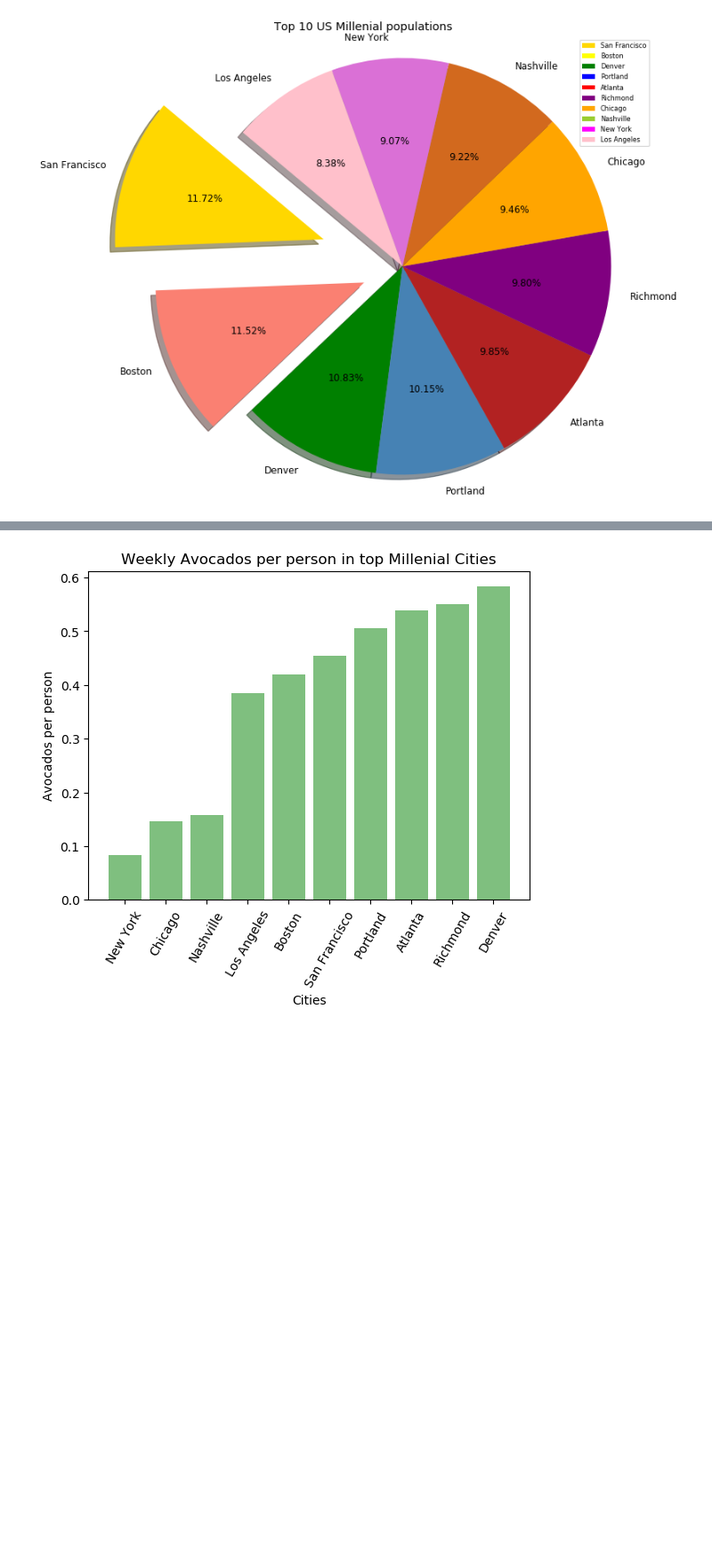
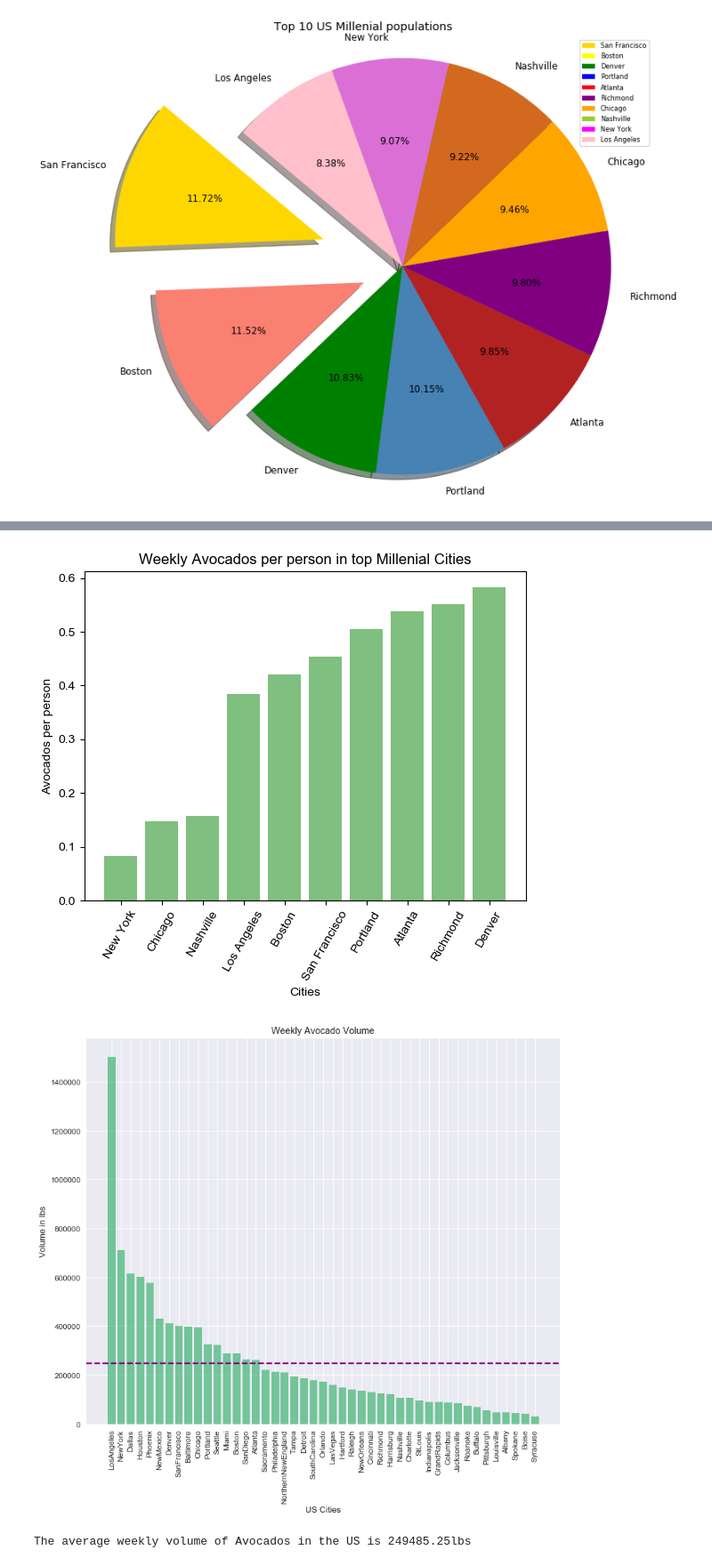
Before and after one commit to belalabu/thinkful, a Jupyter notebook: Avocapstone.ipynb, the cells around one changed output, grey strips where cells are left out. Shown at 89% size. Drawn from its saved outputs; the diff is of its cells as text; code cells hidden in the pictures; blank space fills up the shorter version.

```diff
--- a/Avocapstone.ipynb
+++ b/Avocapstone.ipynb
@@ -92,4 +75,5 @@ df.groupby('region').aggregate(np.mean)
 # %%
+df.sort_values('Total Volume', ascending=False, inplace=True)
 df.groupby('region').aggregate(np.mean)
 
 figure(num=None, figsize=(11, 9), dpi=100, facecolor='w', edgecolor='k')
@@ -98,10 +82,13 @@ plt.title('Average Avocado Prices in the US')
 plt.xlabel('Region')
 plt.ylabel('Price per Avocado in US Dollars')
 plt.axhline(df['AveragePrice'].mean(), color='purple', linestyle='dashed', linewidth=1)
+plt.ylim(1, 2)
 
 
 plt.xticks(rotation=90)
 plt.show()
+
+
 price = np.sum(df.AveragePrice)/len(df.AveragePrice)
 priceround = ("%.2f" % round(price,2))
 print('The average price of Avocados in the US is ${}'.format(priceround))
@@ -180,3 +148,3 @@ df.groupby('region').aggregate(np.mean)
 # %%
-df = df[df.region != 'West']
-df.groupby('region').aggregate(np.mean)
+#df = df[df.region != 'West']
+#df.groupby('region').aggregate(np.mean)
@@ -230,7 +179,29 @@ plt.ylabel('Avocados per person')
 plt.xlabel('Cities')
 plt.title('Weekly Avocados per person in top Millenial Cities')
 plt.xticks(rotation=60)
+plt.style.use('seaborn')
 
 plt.show()
 # %% [output]
-[figure, old version]
+[figure, new version]
+# %%
+alisha = df.groupby('region', as_index=False)['Total Volume'].mean()
+alisha.sort_values('Total Volume', ascending=False, inplace=True)
+
+figure(num=None, figsize=(11, 9), dpi=85, facecolor='w', edgecolor='k')
+
+plt.bar(alisha['region'], alisha['Total Volume'], align='center', alpha=0.69, color='mediumseagreen')
+plt.xticks(rotation=90)
+plt.xlabel('US Cities')
+plt.ylabel('Volume in lbs')
+plt.title('Weekly Avocado Volume')
+plt.axhline(alisha['Total Volume'].mean(), color='purple', linestyle='dashed', linewidth=2)
+plt.style.use('seaborn')
+plt.show()
+
+volume = np.sum(df['Total Volume'])/len(df['Total Volume'])
+volumeround = ("%.2f" % round(volume,2))
+print('The average weekly volume of Avocados in the US is {}lbs'.format(volumeround))
+# %% [output]
+[figure, added]
+The average weekly volume of Avocados in the US is 249485.25lbs
```
Also changed, not shown: parts of 9 cells of this notebook.
